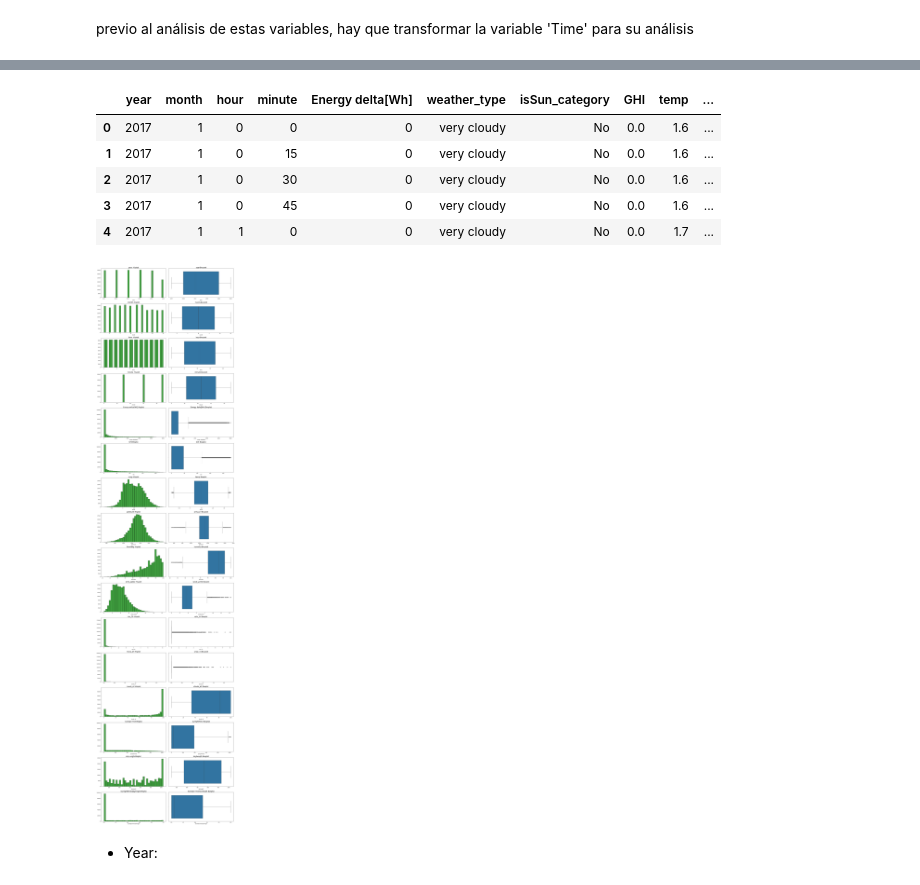
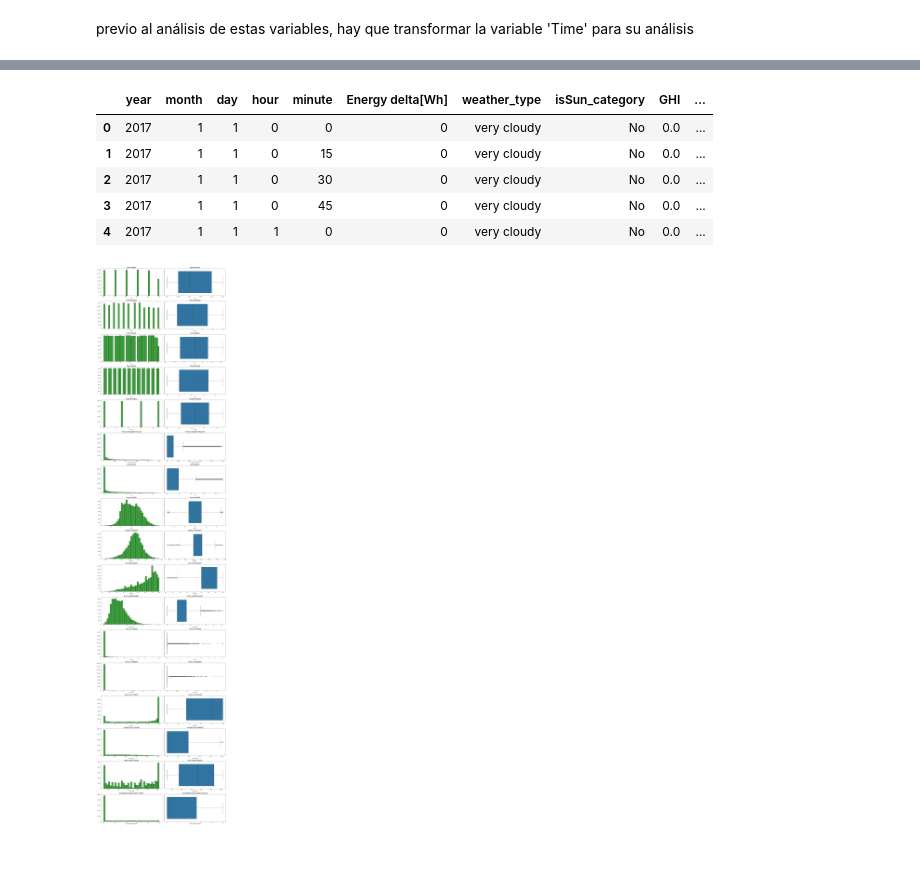
Before and after one commit to 4GeeksAcademy/Final-Project-JOF, a Jupyter notebook: src/explore.ipynb, the cells around one changed output, grey strips where cells are left out. Cells and saved outputs as stored; diff of their text form; code cells hidden in the pictures; blank space fills up the shorter version.

```diff
--- a/src/explore.ipynb
+++ b/src/explore.ipynb
@@ -496,5 +496,8 @@ total_data['Time'] = pd.to_datetime(total_data['Time'])
 # Extraer Año, Mes y Hora
 total_data['year'] = total_data['Time'].dt.year
 total_data['month'] = total_data['Time'].dt.month
+total_data['day'] = total_data['Time'].dt.day
 total_data['hour'] = total_data['Time'].dt.hour
 total_data['minute'] = total_data['Time'].dt.minute
+
+total_data.head()
@@ -501,36 +511,34 @@ total_data['minute'] = total_data['Time'].dt.minute
 # %%
-total_data = total_data[['year', 'month', 'hour', 'minute', 'Energy delta[Wh]', 'weather_type', 'isSun_category',
+df = total_data[['year', 'month', 'day', 'hour', 'minute', 'Energy delta[Wh]', 'weather_type', 'isSun_category',
        'GHI', 'temp', 'pressure', 'humidity', 'wind_speed', 'rain_1h',
        'snow_1h', 'clouds_all', 'sunlightTime', 'dayLength', 'SunlightTime/daylength']].copy()
 
-total_data.head()
+df.head()
 # %% [output]
-|  | year | month | hour | minute | Energy delta[Wh] | weather_type | isSun_category | GHI | temp | ... |
-| 0 | 2017 | 1 | 0 | 0 | 0 | very cloudy | No | 0.0 | 1.6 | ... |
-| 1 | 2017 | 1 | 0 | 15 | 0 | very cloudy | No | 0.0 | 1.6 | ... |
-| 2 | 2017 | 1 | 0 | 30 | 0 | very cloudy | No | 0.0 | 1.6 | ... |
-| 3 | 2017 | 1 | 0 | 45 | 0 | very cloudy | No | 0.0 | 1.6 | ... |
-| 4 | 2017 | 1 | 1 | 0 | 0 | very cloudy | No | 0.0 | 1.7 | ... |
+|  | year | month | day | hour | minute | Energy delta[Wh] | weather_type | isSun_category | GHI | ... |
+| 0 | 2017 | 1 | 1 | 0 | 0 | 0 | very cloudy | No | 0.0 | ... |
+| 1 | 2017 | 1 | 1 | 0 | 15 | 0 | very cloudy | No | 0.0 | ... |
+| 2 | 2017 | 1 | 1 | 0 | 30 | 0 | very cloudy | No | 0.0 | ... |
+| 3 | 2017 | 1 | 1 | 0 | 45 | 0 | very cloudy | No | 0.0 | ... |
+| 4 | 2017 | 1 | 1 | 1 | 0 | 0 | very cloudy | No | 0.0 | ... |
 # %%
-features = ['year', 'month', 'hour', 'minute', 'Energy delta[Wh]', 'GHI', 'temp', 'pressure', 'humidity', 'wind_speed', 'rain_1h',
+features = ['year', 'month', 'day', 'hour', 'minute', 'Energy delta[Wh]', 'GHI', 'temp', 'pressure', 'humidity', 'wind_speed', 'rain_1h',
             'snow_1h', 'clouds_all', 'sunlightTime', 'dayLength', 'SunlightTime/daylength']
 
 # Crear subplots
 fig, axes = plt.subplots(len(features), 2, figsize=(20, 5*len(features)))
 
 for i, feature in enumerate(features):
 
     # Histogram
     sns.histplot(ax=axes[i, 0], data=total_data, x=feature, bins=35, color='green').set(ylabel=None)
     axes[i, 0].set_title(f'{feature} Hisplot', fontdict={'fontsize': 17})
 
     #boxplot
     sns.boxplot(ax=axes[i, 1], data=total_data, x=feature)
     axes[i, 1].set_title(f'{feature} Boxplot', fontdict={'fontsize': 17})
 
 plt.tight_layout()
 plt.show()
 # %% [output]
-[figure, old version]
+[figure, new version]
-# %% [markdown]
-- Year:
```
Also changed, not shown: parts of 3 cells of this notebook, 2 other files.
